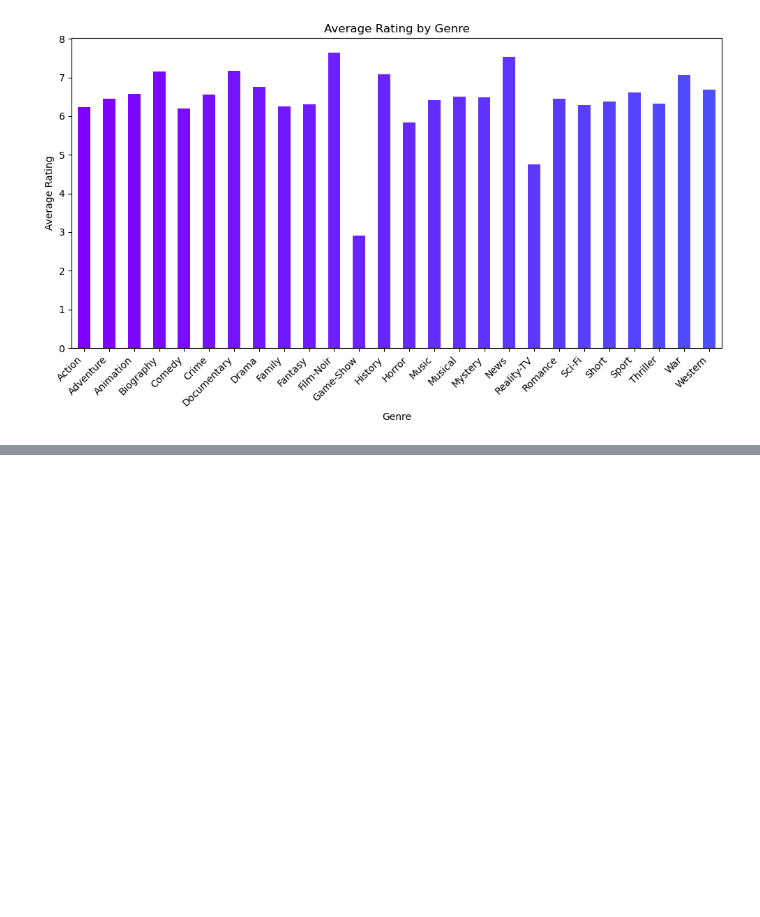
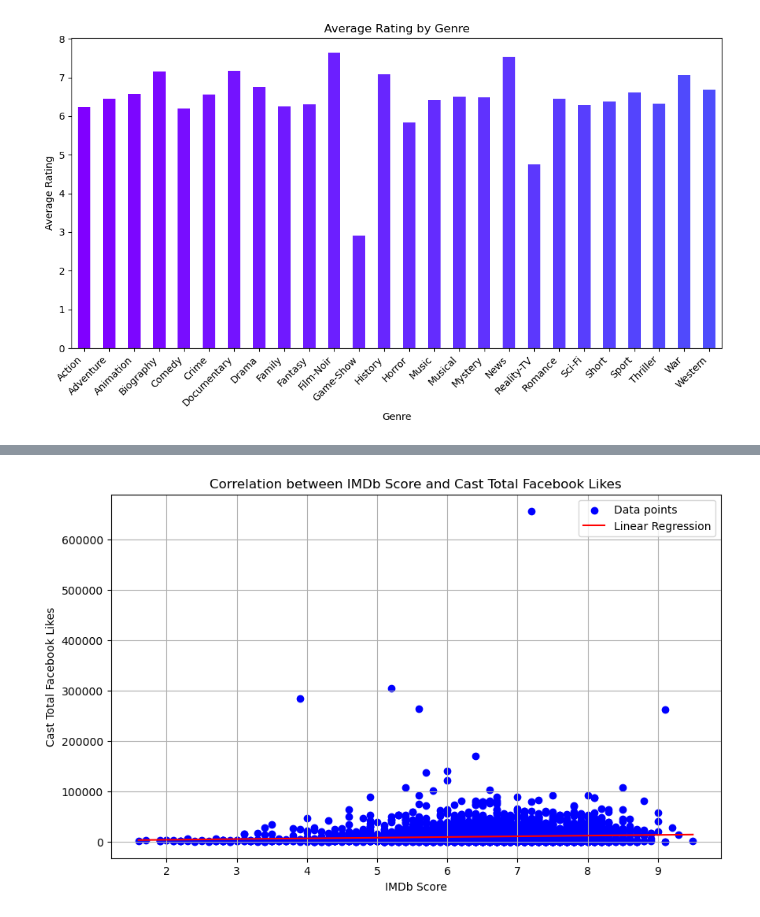
Before and after one commit to XueYiLu/Project-4, a Jupyter notebook: Cleaned_data/IrisVisualizations.ipynb, the cells around one changed output, grey strips where cells are left out. Saved outputs shown, nothing was run; the diff lists cells and outputs as text; code cells hidden in the pictures; blank space fills up the shorter version.

Commit message:
a few visualizations, still a work in progress

```diff
--- a/Cleaned_data/IrisVisualizations.ipynb
+++ b/Cleaned_data/IrisVisualizations.ipynb
@@ -166,0 +164,28 @@ plt.show()
+# %%
+# Extract IMDb score and cast total Facebook likes
+imdb_scores = df['imdb_score']
+cast_fb_likes = df['cast_total_facebook_likes']
+
+# Perform linear regression
+slope, intercept = np.polyfit(imdb_scores, cast_fb_likes, 1)
+x_values = np.linspace(imdb_scores.min(), imdb_scores.max(), 100)
+y_values = slope * x_values + intercept
+
+# Create scatter plot
+plt.figure(figsize=(10, 6))
+plt.scatter(imdb_scores, cast_fb_likes, label='Data points', color='blue')
+
+# Plot the linear regression line
+plt.plot(x_values, y_values, label='Linear Regression', color='red')
+
+# Add labels and title
+plt.title('Correlation between IMDb Score and Cast Total Facebook Likes')
+plt.xlabel('IMDb Score')
+plt.ylabel('Cast Total Facebook Likes')
+plt.legend()
+plt.grid(True)
+
+# Show plot
+plt.show()
+# %% [output]
+[figure, added]
```
Also changed, not shown: parts of 6 cells of this notebook.
